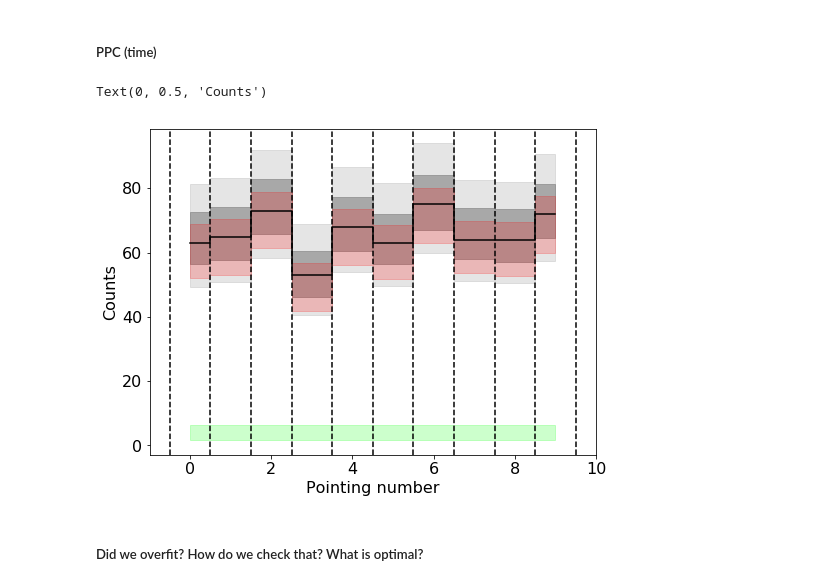
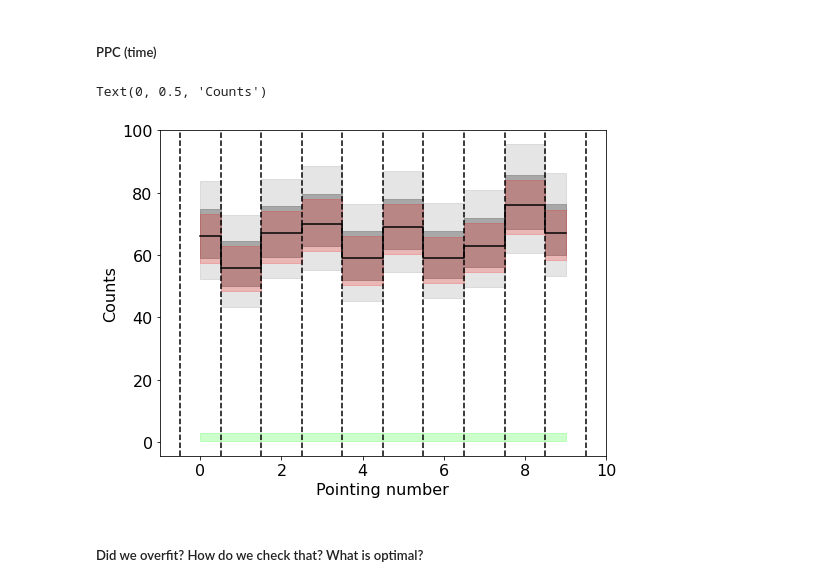
Before and after one commit to tsiegert/for-students, a Jupyter notebook: nova_analysis/stan_fit_template_spilight.ipynb, the cells around one changed output. Cells and saved outputs as stored; diff of their text form; code cells hidden in the pictures.

```diff
--- a/nova_analysis/stan_fit_template_spilight.ipynb
+++ b/nova_analysis/stan_fit_template_spilight.ipynb
@@ -389,9 +583,9 @@ WARNING:pystan:Deprecation warning. In future, use ArviZ library (`pip install a
 pp = np.sort(np.concatenate([p-0.5,p+0.5])) # array for plotting
 # %%
 for i in range(0,2500,25):
-    plt.step(pp,op2['ppc'][i,:],
+    plt.step(pp,ppcs[i,:],
              alpha=0.1,where='mid',color='lime',linewidth=2)
-plt.step(pp,op2['ppc'][i,:],alpha=0.1,where='mid',color='lime',linewidth=2,label='PPC')
+plt.step(pp,ppcs[i,:],alpha=0.1,where='mid',color='lime',linewidth=2,label='PPC')
 
 SPIl_plot(p,
           yp,color='black',label='sampled data')
@@ -401,9 +595,9 @@ SPIl_plot(p,
 <h5>PPC in only time domain (summary statistics by summing over the detectors [here, axis=1])</h5>
 # %%
 for i in range(0,2500,25):
-    plt.step(p,np.sum(op2['ppc'][i,:].reshape((Np,Nrsp)),axis=1),
+    plt.step(p,np.sum(ppcs[i,:].reshape((Np,Nrsp)),axis=1),
              alpha=0.1,where='mid',color='lime',linewidth=2)
-plt.step(p,np.sum(op2['ppc'][i,:].reshape((Np,Nrsp)),axis=1),alpha=0.1,where='mid',color='lime',linewidth=2,label='PPC (time domain)')
+plt.step(p,np.sum(ppcs[i,:].reshape((Np,Nrsp)),axis=1),alpha=0.1,where='mid',color='lime',linewidth=2,label='PPC (time domain)')
 
 plt.step(p,np.sum(yp,axis=1),color='black',label='sampled data (time domain)',where='mid')
 
@@ -523,0 +706,3 @@ convergence, Rhat=1).
+# %%
+posterior2 = stan.build(spimodfit,data=data2D)
+fit2 = posterior2.sample(num_chains=4, num_samples=1000)
@@ -556,9 +770,9 @@ SPIl_plot(p,
 <h5>PPC (all data points)</h5>
 # %%
 for i in range(0,2500,25):
-    plt.step(pp,op3['ppc'][i,:],
+    plt.step(pp,fit2['ppc'].T[i,:],
              alpha=0.1,where='mid',color='lime',linewidth=2)
-plt.step(pp,op3['ppc'][i,:],alpha=0.1,where='mid',color='lime',linewidth=2,label='PPC')
+plt.step(pp,fit2['ppc'].T[i,:],alpha=0.1,where='mid',color='lime',linewidth=2,label='PPC')
 
 SPIl_plot(p,
           yp,color='black',label='sampled data')
@@ -568,28 +782,28 @@ SPIl_plot(p,
 <h5>PPC (time)</h5>
 # %%
 plt.fill_between(p,
-         np.percentile(op3['model_tot'],50-68.3/2,axis=0),
-         np.percentile(op3['model_tot'],50+68.3/2,axis=0),step='mid',color='gray',alpha=0.6,label='fitted total model (68th)')
+         np.percentile(fit2['model_tot'].T,50-68.3/2,axis=0),
+         np.percentile(fit2['model_tot'].T,50+68.3/2,axis=0),step='mid',color='gray',alpha=0.6,label='fitted total model (68th)')
 plt.fill_between(p,
-         np.percentile(op3['model_tot'],50-95.4/2,axis=0),
-         np.percentile(op3['model_tot'],50+95.4/2,axis=0),step='mid',color='gray',alpha=0.2,label='fitted total model (95th)')
+         np.percentile(fit2['model_tot'].T,50-95.4/2,axis=0),
+         np.percentile(fit2['model_tot'].T,50+95.4/2,axis=0),step='mid',color='gray',alpha=0.2,label='fitted total model (95th)')
 plt.fill_between(p,
-         np.percentile(op3['model_bg'],50-68.3/2,axis=0),
-         np.percentile(op3['model_bg'],50+68.3/2,axis=0),step='mid',color='red',alpha=0.2,label='fitted bg model (68th)')
+         np.percentile(fit2['model_bg'].T,50-68.3/2,axis=0),
+         np.percentile(fit2['model_bg'].T,50+68.3/2,axis=0),step='mid',color='red',alpha=0.2,label='fitted bg model (68th)')
 plt.fill_between(p,
-         np.percentile(op3['model_sky'],50-68.3/2,axis=(0,1)),
-         np.percentile(op3['model_sky'],50+68.3/2,axis=(0,1)),step='mid',color='lime',alpha=0.2,label='fitted sky model (68th)')
+         np.percentile(fit2['model_sky'].T,50-68.3/2,axis=(0,1)),
+         np.percentile(fit2['model_sky'].T,50+68.3/2,axis=(0,1)),step='mid',color='lime',alpha=0.2,label='fitted sky model (68th)')
 
 plt.step(p,np.sum(yp,axis=1),color='black',label='sampled data',where='mid')
 
 for i in range(len(p)+1):
     plt.axvline(i-0.5,linestyle='--',color='black')
 plt.xlabel('Pointing number')
 plt.ylabel('Counts')
 #plt.legend(loc=6)
 # %% [output]
 Text(0, 0.5, 'Counts')
-[figure, old version]
+[figure, new version]
 # %%
 Np = 10
 p = np.arange(Np)
```
Also changed, not shown: parts of 69 cells of this notebook, 1 other file.
